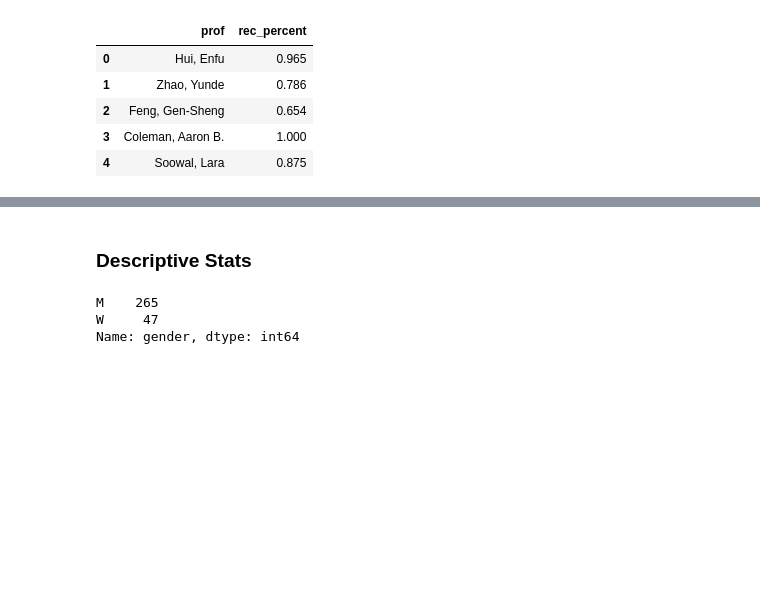
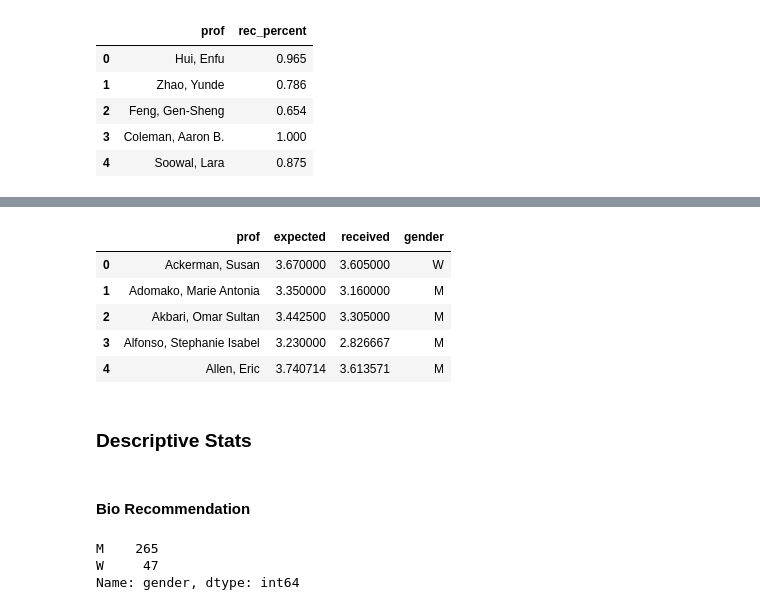
Before and after one commit to nihabhaskar/CSE_194_Project, a Jupyter notebook: bio_stats.ipynb, the cells around one changed output, grey strips where cells are left out. Cells and saved outputs as stored; diff of their text form; code cells hidden in the pictures; blank space fills up the shorter version.

```diff
--- a/bio_stats.ipynb
+++ b/bio_stats.ipynb
@@ -56,5 +77,16 @@ df_bio_rec_avg
+# %%
+df_bio_grade.head()
+# %% [output]
+|  | prof | expected | received | gender |
+| 0 | Ackerman, Susan | 3.670000 | 3.605000 | W |
+| 1 | Adomako, Marie Antonia | 3.350000 | 3.160000 | M |
+| 2 | Akbari, Omar Sultan | 3.442500 | 3.305000 | M |
+| 3 | Alfonso, Stephanie Isabel | 3.230000 | 2.826667 | M |
+| 4 | Allen, Eric | 3.740714 | 3.613571 | M |
 # %% [markdown]
 ### Descriptive Stats
+# %% [markdown]
+#### Bio Recommendation
 # %%
 df_bio_rec_avg['gender'].value_counts()
 # %% [output]
```
Also changed, not shown: parts of 11 cells of this notebook.
